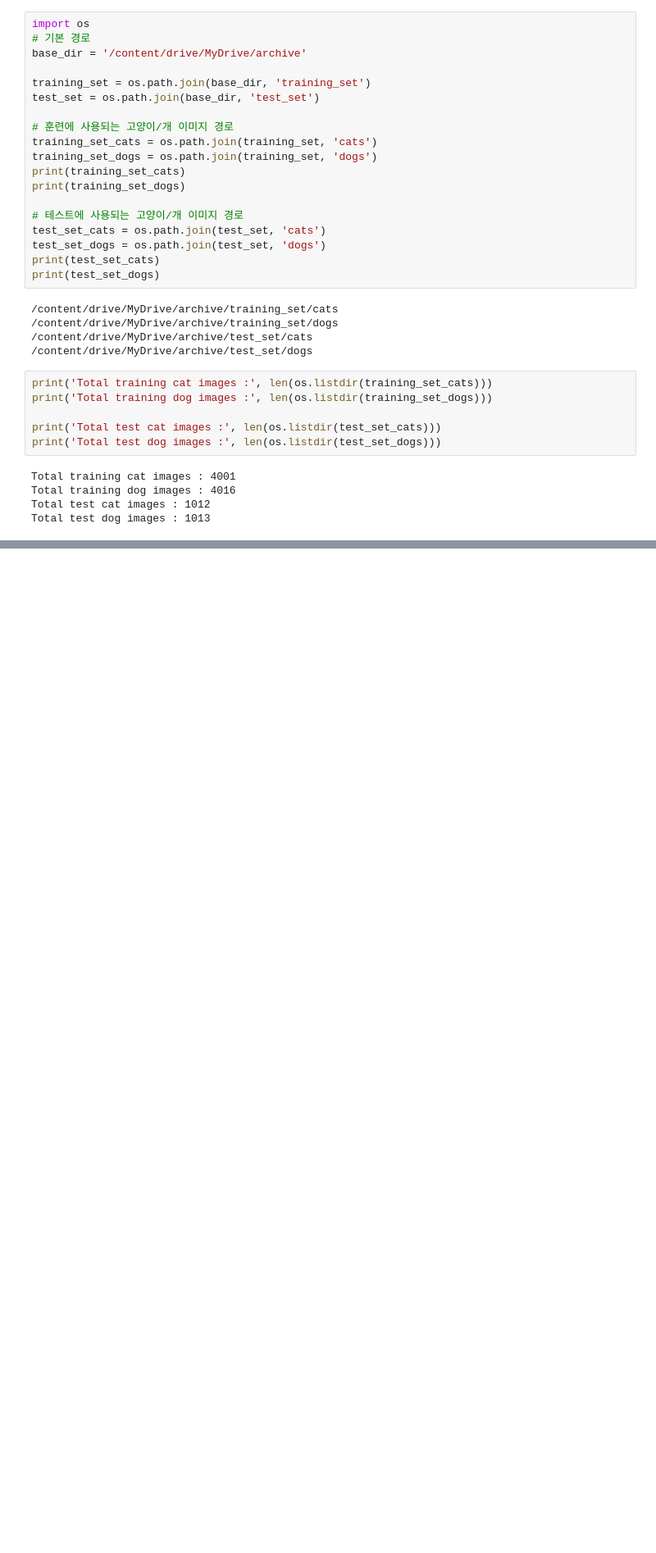
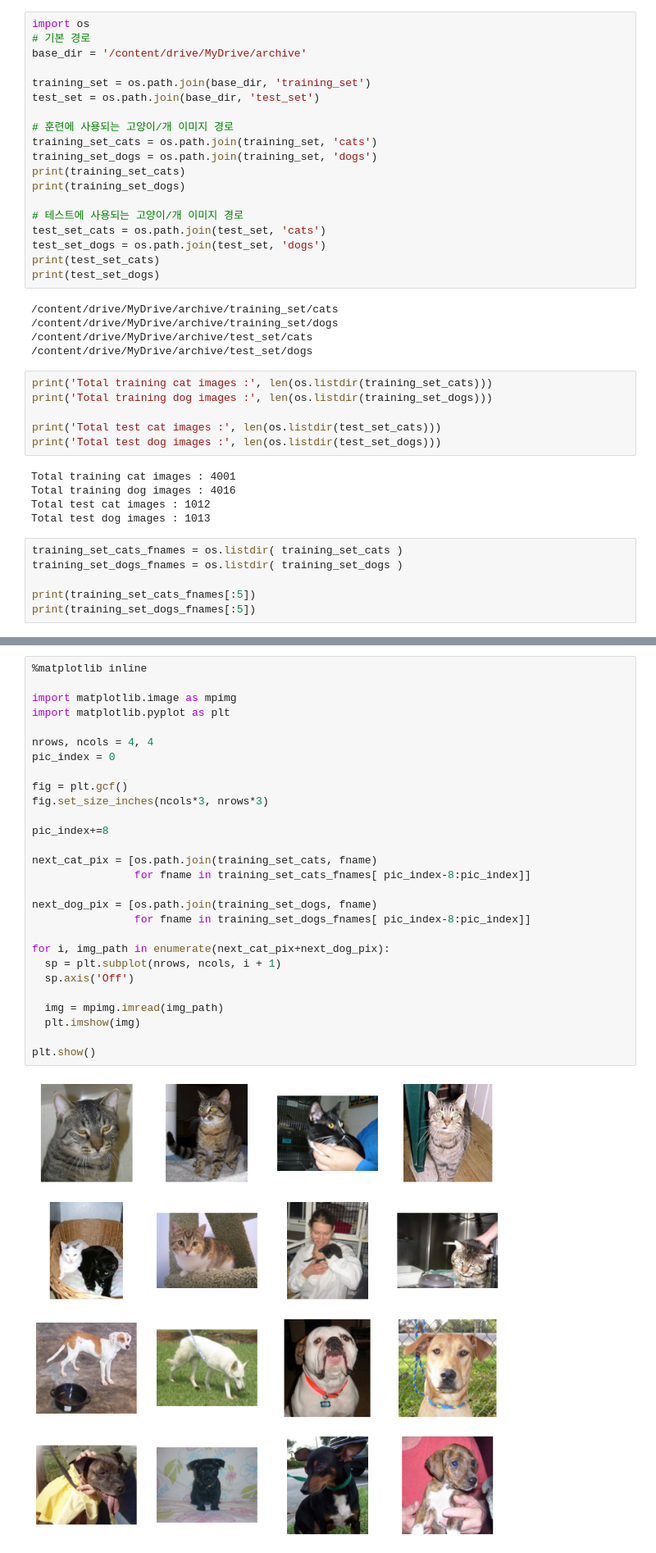
Before and after one commit to chawonlee/AI_svm_mlp_deepmlp, a Jupyter notebook: cat_and_dog_svm.ipynb, the cells around one changed output, grey strips where cells are left out. Shown: that part at 82% size. Drawn from its saved outputs; the diff is of its cells as text; blank space fills up the shorter version.

```diff
--- a/cat_and_dog_svm.ipynb
+++ b/cat_and_dog_svm.ipynb
@@ -40,3 +40,9 @@ Total training cat images : 4001
 Total training dog images : 4016
 Total test cat images : 1012
 Total test dog images : 1013
+# %%
+training_set_cats_fnames = os.listdir( training_set_cats )
+training_set_dogs_fnames = os.listdir( training_set_dogs )
+
+print(training_set_cats_fnames[:5])
+print(training_set_dogs_fnames[:5])
@@ -42,0 +52,30 @@ Total test dog images : 1013
+# %%
+%matplotlib inline
+
+import matplotlib.image as mpimg
+import matplotlib.pyplot as plt
+
+nrows, ncols = 4, 4
+pic_index = 0
+
+fig = plt.gcf()
+fig.set_size_inches(ncols*3, nrows*3)
+
+pic_index+=8
+
+next_cat_pix = [os.path.join(training_set_cats, fname)
+                for fname in training_set_cats_fnames[ pic_index-8:pic_index]]
+
+next_dog_pix = [os.path.join(training_set_dogs, fname)
+                for fname in training_set_dogs_fnames[ pic_index-8:pic_index]]
+
+for i, img_path in enumerate(next_cat_pix+next_dog_pix):
+  sp = plt.subplot(nrows, ncols, i + 1)
+  sp.axis('Off')
+
+  img = mpimg.imread(img_path)
+  plt.imshow(img)
+
+plt.show()
+# %% [output]
+[figure, added]
```
Also changed, not shown: parts of 1 cell of this notebook.
